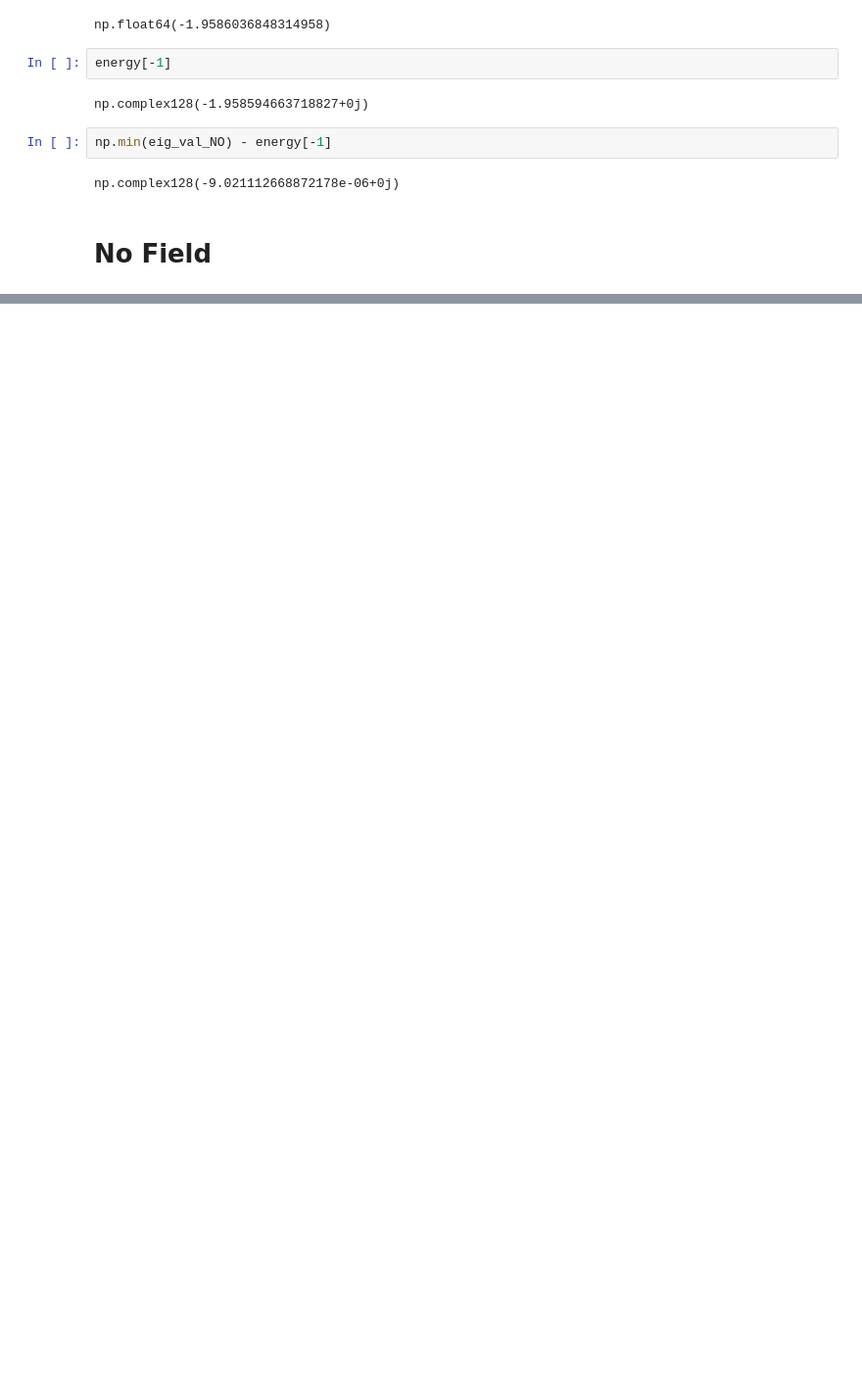
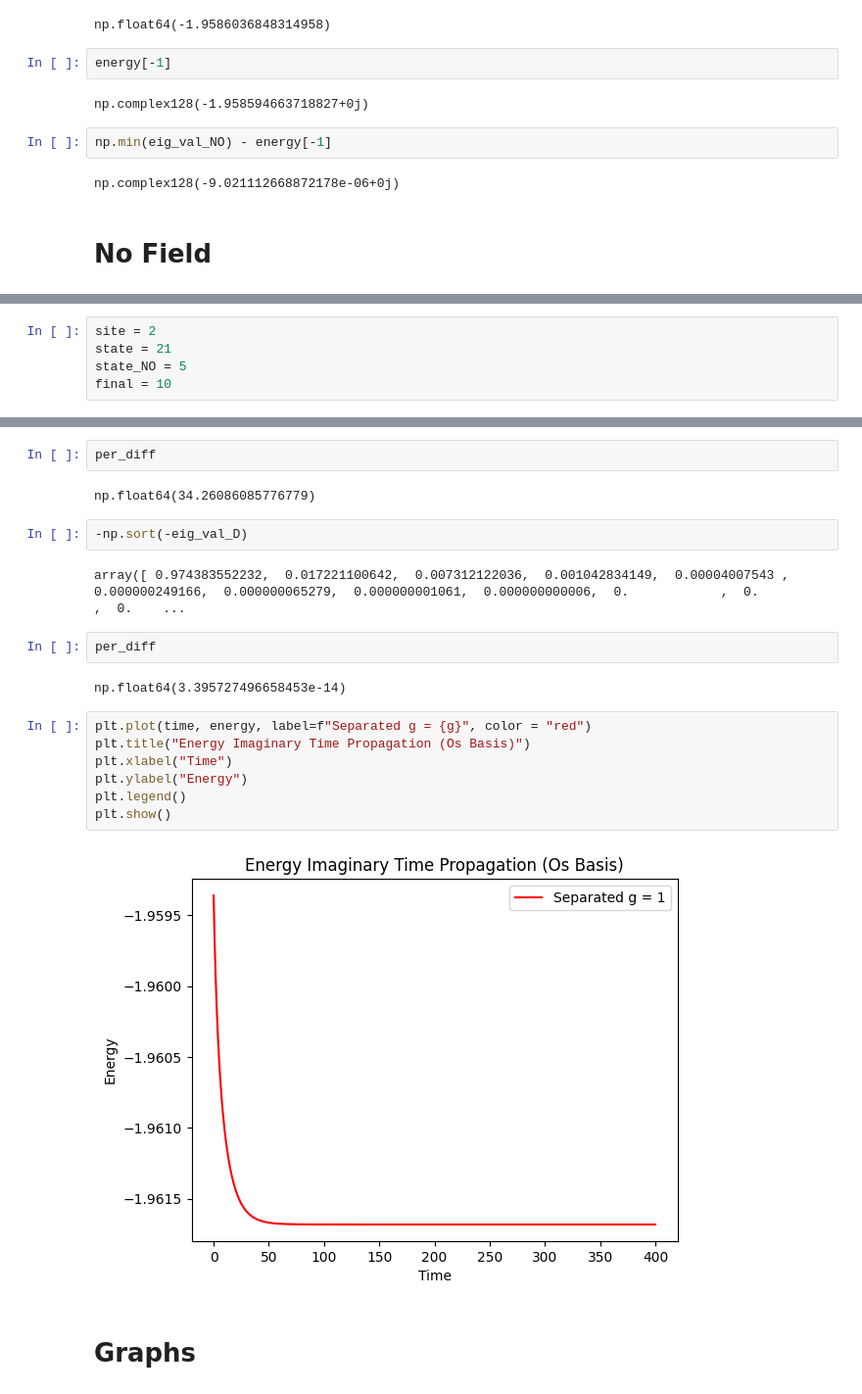
Before and after one commit to Gilfrim/Computational-Analysis-of-Many-Rotor-Systems, a Jupyter notebook: testing_tilted_rotors.ipynb, the cells around one changed output, grey strips where cells are left out. Shown at 98% size. Saved outputs shown, nothing was run; the diff lists cells and outputs as text; blank space fills up the shorter version.

```diff
--- a/testing_tilted_rotors.ipynb
+++ b/testing_tilted_rotors.ipynb
@@ -754,0 +797,5 @@ Done.
+# %%
+site = 2
+state = 21
+state_NO = 5
+final = 10
@@ -754,0 +851,23 @@ Done.
+# %%
+per_diff
+# %% [output]
+np.float64(34.26086085776779)
+# %%
+-np.sort(-eig_val_D)
+# %% [output]
+array([ 0.974383552232,  0.017221100642,  0.007312122036,  0.001042834149,  0.00004007543 ,  0.000000249166,  0.000000065279,  0.000000001061,  0.000000000006,  0.            ,  0.            ,  0.    ...
+# %%
+per_diff
+# %% [output]
+np.float64(3.395727496658453e-14)
+# %%
+plt.plot(time, energy, label=f"Separated g = {g}", color = "red")
+plt.title("Energy Imaginary Time Propagation (Os Basis)")
+plt.xlabel("Time")
+plt.ylabel("Energy")
+plt.legend()
+plt.show()
+# %% [output]
+[figure, added]
+# %% [markdown]
+# Graphs
```
Also changed, not shown: parts of 41 cells of this notebook, 30 other files.
